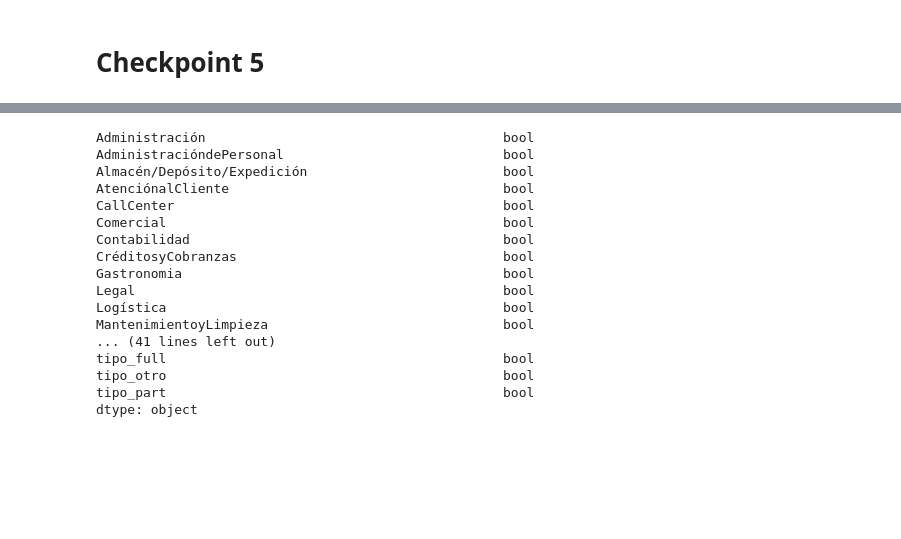
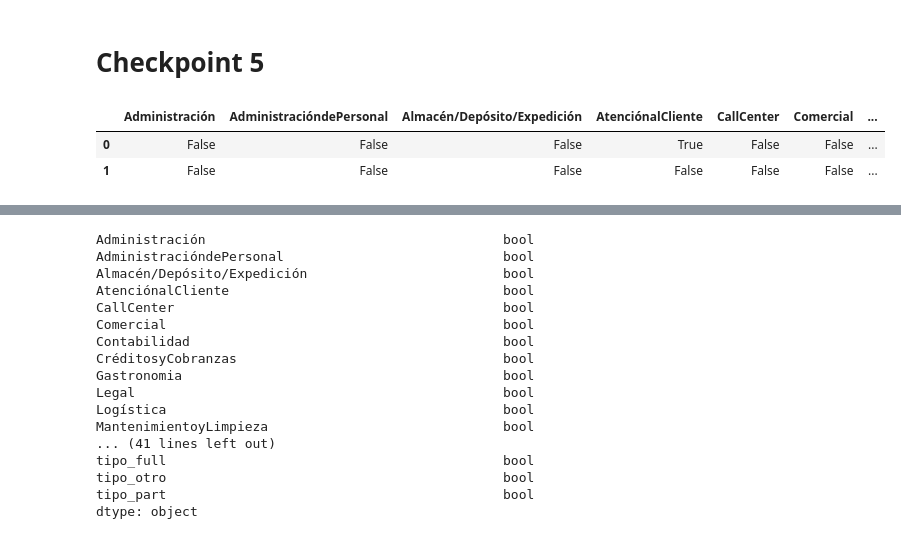
Before and after one commit to tbotalla/Datos1Q2018, a Jupyter notebook: parte2/Preprocessing.ipynb, the cells around one changed output, grey strips where cells are left out. Drawn from its saved outputs; the diff is of its cells as text; code cells hidden in the pictures; blank space fills up the shorter version.

```diff
--- a/parte2/Preprocessing.ipynb
+++ b/parte2/Preprocessing.ipynb
@@ -1784,6 +1844,12 @@ postulaciones_postulantes_avisos.to_csv('../data/X_train.csv', index=False, sep=
 # Checkpoint 5
 # %%
 postulaciones_postulantes_avisos = pd.read_csv('../data/X_train.csv', sep=',', encoding='utf-8')
+# %%
+postulaciones_postulantes_avisos.head(2)
+# %% [output]
+|  | Administración | AdministracióndePersonal | Almacén/Depósito/Expedición | AtenciónalCliente | CallCenter | Comercial | ... |
+| 0 | False | False | False | True | False | False | ... |
+| 1 | False | False | False | False | False | False | ... |
 # %%
 postulaciones_postulantes_avisos.drop_duplicates(subset = ['idaviso','idpostulante'], keep = 'first',inplace = True)
 # %%
```
Also changed, not shown: parts of 32 cells of this notebook, 1 other file.
